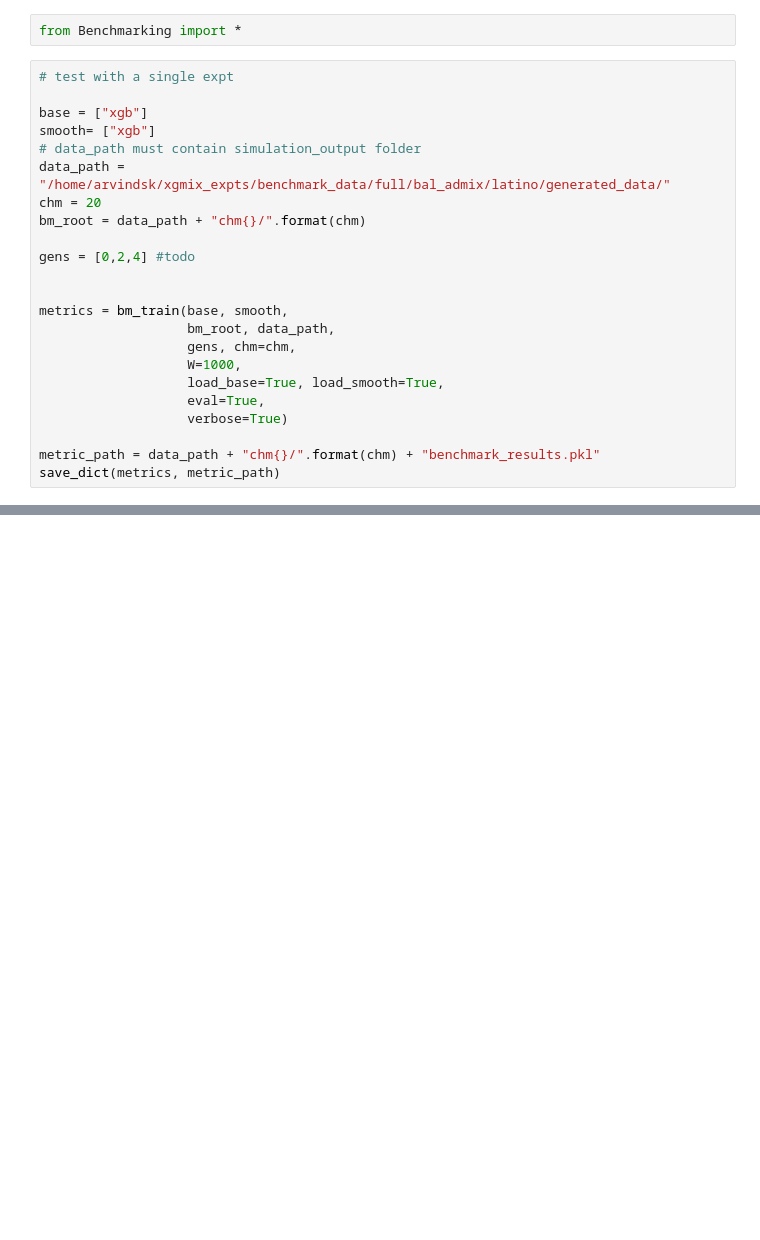
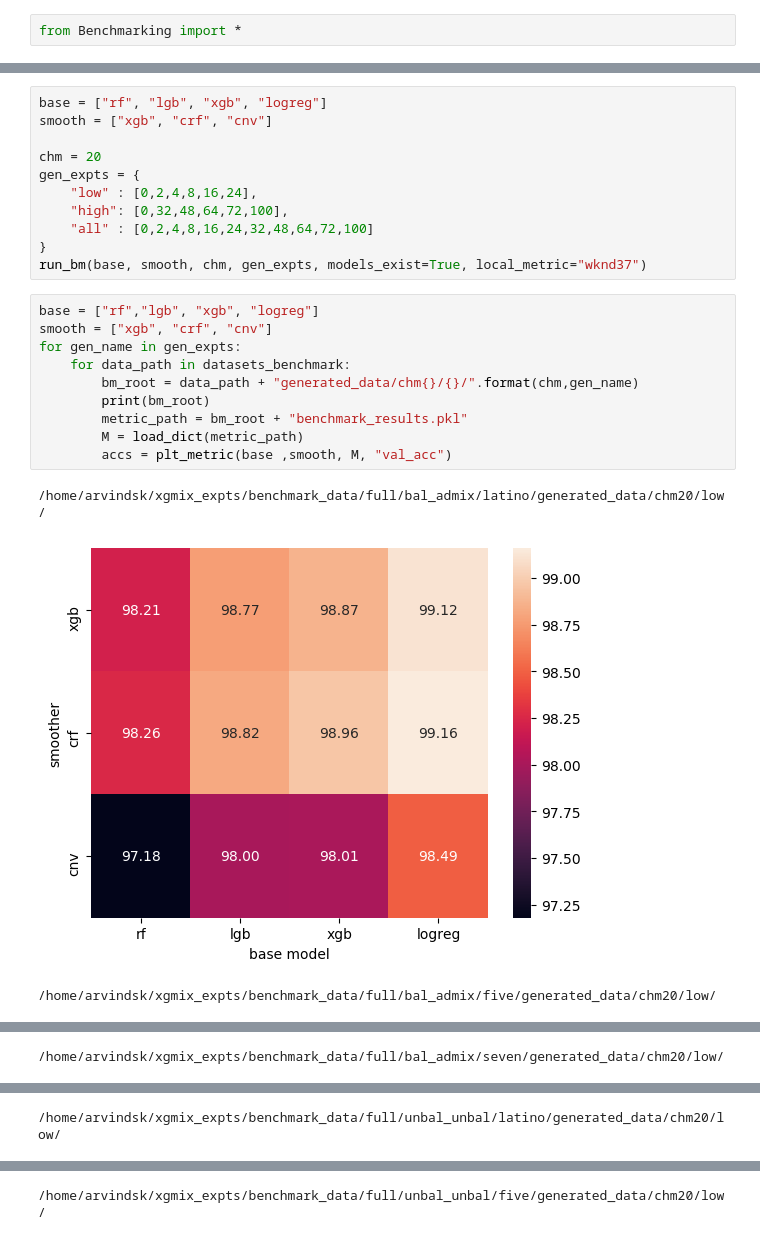
Before and after one commit to AI-sandbox/gnomix, a Jupyter notebook: benchmark/Benchmarking.ipynb, the cells around one changed output, grey strips where cells are left out. Saved outputs shown, nothing was run; the diff lists cells and outputs as text; blank space fills up the shorter version.

Commit message:
Analysing BM results

```diff
--- a/benchmark/Benchmarking.ipynb
+++ b/benchmark/Benchmarking.ipynb
@@ -6,25 +9,2 @@
 # %%
 from Benchmarking import *
-# %%
-# test with a single expt
-
-base = ["xgb"]
-smooth= ["xgb"]
-# data_path must contain simulation_output folder
-data_path = "/home/arvindsk/xgmix_expts/benchmark_data/full/bal_admix/latino/generated_data/"
-chm = 20
-bm_root = data_path + "chm{}/".format(chm)
-
-gens = [0,2,4] #todo
-
-
-metrics = bm_train(base, smooth,
-                   bm_root, data_path,
-                   gens, chm=chm,
-                   W=1000,
-                   load_base=True, load_smooth=True,
-                   eval=True,
-                   verbose=True)
-
-metric_path = data_path + "chm{}/".format(chm) + "benchmark_results.pkl"
-save_dict(metrics, metric_path)
@@ -98,0 +88,25 @@ for data_path in datasets_benchmark:
+# %%
+base = ["rf", "lgb", "xgb", "logreg"]
+smooth = ["xgb", "crf", "cnv"]
+
+chm = 20
+gen_expts = {
+    "low" : [0,2,4,8,16,24],
+    "high": [0,32,48,64,72,100],
+    "all" : [0,2,4,8,16,24,32,48,64,72,100]
+}
+run_bm(base, smooth, chm, gen_expts, models_exist=True, local_metric="wknd37")
+# %%
+base = ["rf","lgb", "xgb", "logreg"]
+smooth = ["xgb", "crf", "cnv"]
+for gen_name in gen_expts:
+    for data_path in datasets_benchmark:
+        bm_root = data_path + "generated_data/chm{}/{}/".format(chm,gen_name)
+        print(bm_root)
+        metric_path = bm_root + "benchmark_results.pkl"
+        M = load_dict(metric_path)
+        accs = plt_metric(base ,smooth, M, "val_acc")
+# %% [output]
+/home/arvindsk/xgmix_expts/benchmark_data/full/bal_admix/latino/generated_data/chm20/low/
+[figure, added]
+/home/arvindsk/xgmix_expts/benchmark_data/full/bal_admix/five/generated_data/chm20/low/
@@ -98,0 +114 @@ for data_path in datasets_benchmark:
+/home/arvindsk/xgmix_expts/benchmark_data/full/bal_admix/seven/generated_data/chm20/low/
@@ -98,0 +116 @@ for data_path in datasets_benchmark:
+/home/arvindsk/xgmix_expts/benchmark_data/full/unbal_unbal/latino/generated_data/chm20/low/
@@ -98,0 +118 @@ for data_path in datasets_benchmark:
+/home/arvindsk/xgmix_expts/benchmark_data/full/unbal_unbal/five/generated_data/chm20/low/
```
Also changed, not shown: parts of 20 cells of this notebook, 1 other file.
